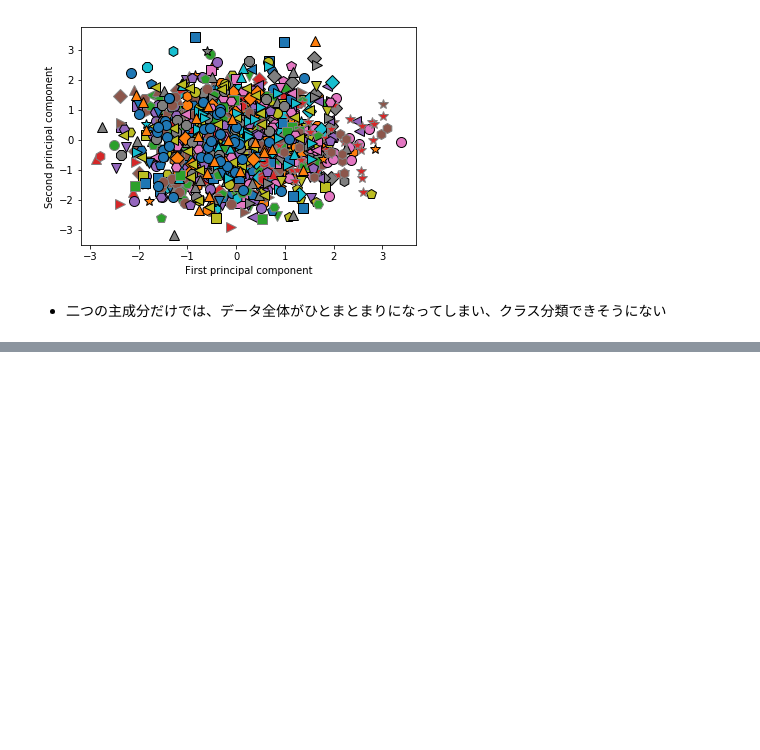
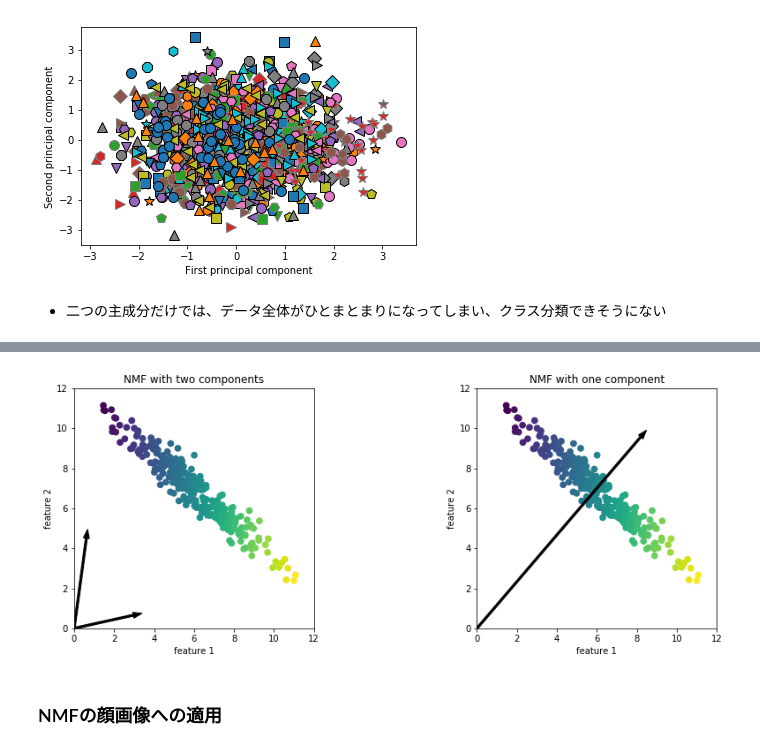
Before and after one commit to MasahiroKitazoe/intro_to_ml_with_python, a Jupyter notebook: 3. 教師なし学習.ipynb, the cells around one changed output, grey strips where cells are left out. Drawn from its saved outputs; the diff is of its cells as text; code cells hidden in the pictures; blank space fills up the shorter version.

```diff
--- a/3. 教師なし学習.ipynb
+++ b/3. 教師なし学習.ipynb
@@ -430,0 +430,6 @@ plt.ylabel("Second principal component")
+# %%
+mglearn.plots.plot_nmf_illustration()
+# %% [output]
+[figure, added]
+# %% [markdown]
+### NMFの顔画像への適用
```
Also changed, not shown: parts of 17 cells of this notebook.
